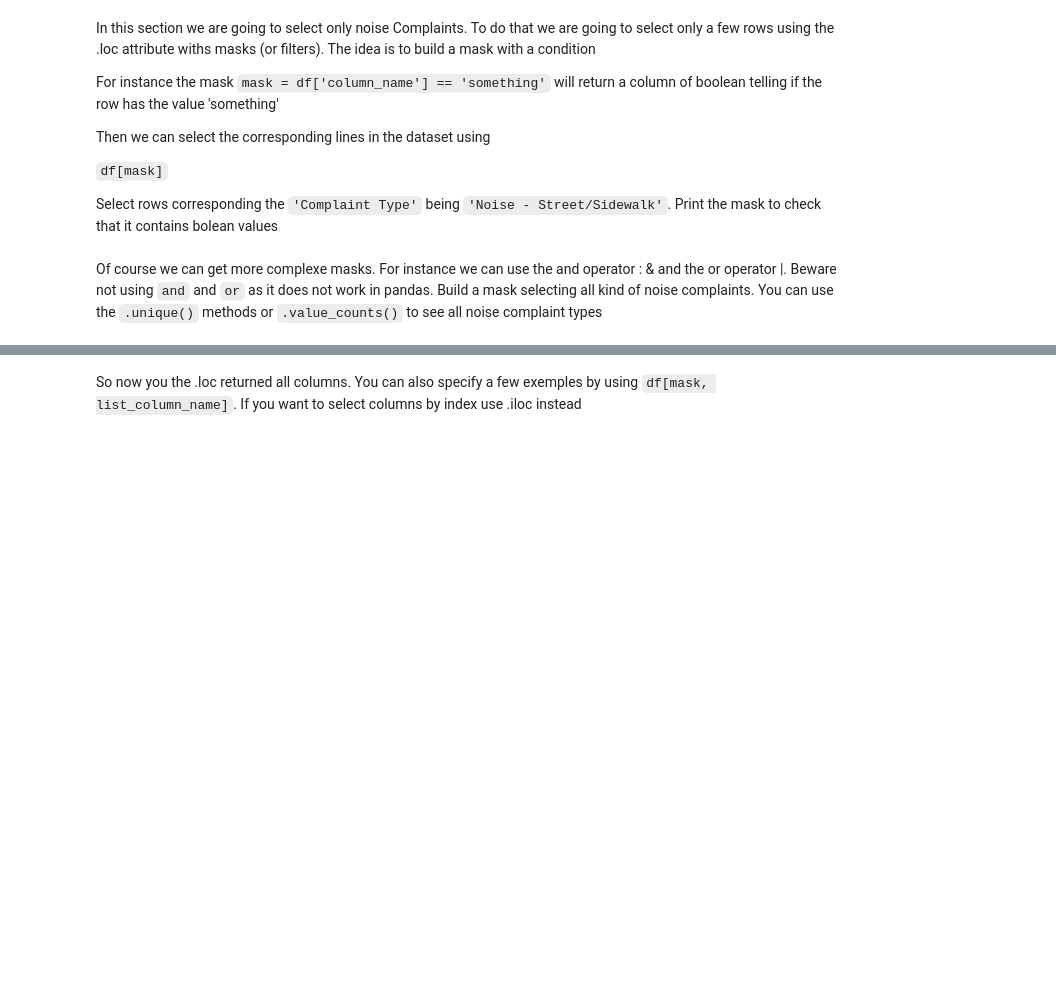
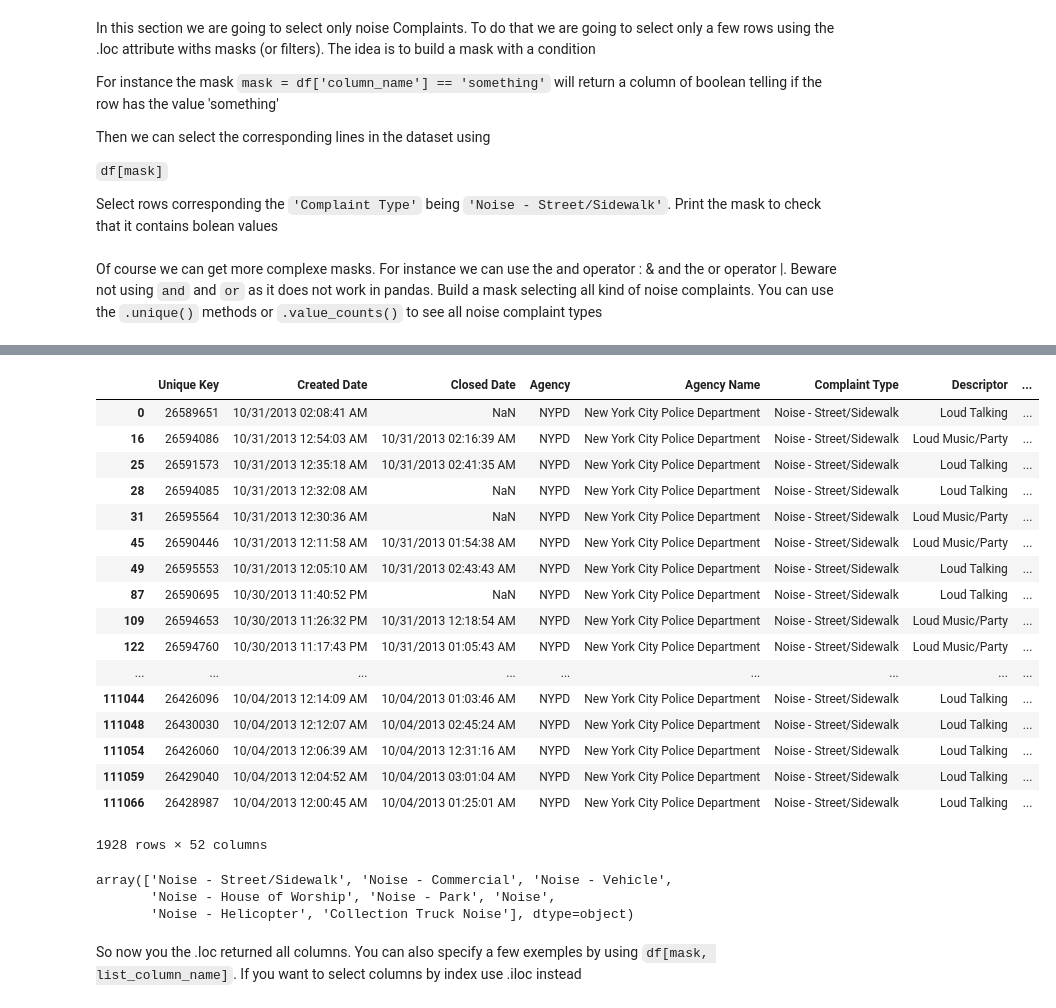
Before and after one commit to morganeheng/pandas-cookbook, a Jupyter notebook: cookbook/Chapter 3 - Which borough has the most noise complaints (or, more selecting data).ipynb, the cells around one changed output, grey strips where cells are left out. Saved outputs shown, nothing was run; the diff lists cells and outputs as text; code cells hidden in the pictures; blank space fills up the shorter version.

```diff
--- a/cookbook/Chapter 3 - Which borough has the most noise complaints (or, more selecting data).ipynb
+++ b/cookbook/Chapter 3 - Which borough has the most noise complaints (or, more selecting data).ipynb
@@ -24,3 +47,6 @@ Then we can select the corresponding lines in the dataset using
 Select rows corresponding the `'Complaint Type'` being `'Noise - Street/Sidewalk'`. Print the mask to check that it contains bolean values
 # %% [markdown]
 Of course we can get more complexe masks. For instance we can use the and operator : & and the or operator |. Beware not using `and` and `or` as it does not work in pandas. Build a mask selecting all kind of noise complaints. You can use the `.unique()` methods or `.value_counts()` to see all noise complaint types
+# %%
+mask = service_df['Complaint Type'] == 'Noise - Street/Sidewalk'
+mask
@@ -27,2 +71,30 @@ Of course we can get more complexe masks. For instance we can use the and operat
+# %%
+service_df[mask]
+# %% [output]
+|  | Unique Key | Created Date | Closed Date | Agency | Agency Name | Complaint Type | Descriptor | ... |
+| 0 | 26589651 | 10/31/2013 02:08:41 AM | NaN | NYPD | New York City Police Department | Noise - Street/Sidewalk | Loud Talking | ... |
+| 16 | 26594086 | 10/31/2013 12:54:03 AM | 10/31/2013 02:16:39 AM | NYPD | New York City Police Department | Noise - Street/Sidewalk | Loud Music/Party | ... |
+| 25 | 26591573 | 10/31/2013 12:35:18 AM | 10/31/2013 02:41:35 AM | NYPD | New York City Police Department | Noise - Street/Sidewalk | Loud Talking | ... |
+| 28 | 26594085 | 10/31/2013 12:32:08 AM | NaN | NYPD | New York City Police Department | Noise - Street/Sidewalk | Loud Talking | ... |
+| 31 | 26595564 | 10/31/2013 12:30:36 AM | NaN | NYPD | New York City Police Department | Noise - Street/Sidewalk | Loud Music/Party | ... |
+| 45 | 26590446 | 10/31/2013 12:11:58 AM | 10/31/2013 01:54:38 AM | NYPD | New York City Police Department | Noise - Street/Sidewalk | Loud Music/Party | ... |
+| 49 | 26595553 | 10/31/2013 12:05:10 AM | 10/31/2013 02:43:43 AM | NYPD | New York City Police Department | Noise - Street/Sidewalk | Loud Talking | ... |
+| 87 | 26590695 | 10/30/2013 11:40:52 PM | NaN | NYPD | New York City Police Department | Noise - Street/Sidewalk | Loud Talking | ... |
+| 109 | 26594653 | 10/30/2013 11:26:32 PM | 10/31/2013 12:18:54 AM | NYPD | New York City Police Department | Noise - Street/Sidewalk | Loud Music/Party | ... |
+| 122 | 26594760 | 10/30/2013 11:17:43 PM | 10/31/2013 01:05:43 AM | NYPD | New York City Police Department | Noise - Street/Sidewalk | Loud Music/Party | ... |
+| ... | ... | ... | ... | ... | ... | ... | ... | ... |
+| 111044 | 26426096 | 10/04/2013 12:14:09 AM | 10/04/2013 01:03:46 AM | NYPD | New York City Police Department | Noise - Street/Sidewalk | Loud Talking | ... |
+| 111048 | 26430030 | 10/04/2013 12:12:07 AM | 10/04/2013 02:45:24 AM | NYPD | New York City Police Department | Noise - Street/Sidewalk | Loud Talking | ... |
+| 111054 | 26426060 | 10/04/2013 12:06:39 AM | 10/04/2013 12:31:16 AM | NYPD | New York City Police Department | Noise - Street/Sidewalk | Loud Talking | ... |
+| 111059 | 26429040 | 10/04/2013 12:04:52 AM | 10/04/2013 03:01:04 AM | NYPD | New York City Police Department | Noise - Street/Sidewalk | Loud Talking | ... |
+| 111066 | 26428987 | 10/04/2013 12:00:45 AM | 10/04/2013 01:25:01 AM | NYPD | New York City Police Department | Noise - Street/Sidewalk | Loud Talking | ... |
+1928 rows × 52 columns
+# %%
+mask = service_df['Complaint Type'].str.contains('Noise')
+service_df[mask]['Complaint Type'].unique()
+# %% [output]
+array(['Noise - Street/Sidewalk', 'Noise - Commercial', 'Noise - Vehicle',
+       'Noise - House of Worship', 'Noise - Park', 'Noise',
+       'Noise - Helicopter', 'Collection Truck Noise'], dtype=object)
 # %% [markdown]
 So now you the .loc returned all columns. You can also specify a few exemples by using `df[mask, list_column_name]`. If you want to select columns by index use .iloc instead
```
Also changed, not shown: parts of 9 cells of this notebook, 6 other files.
